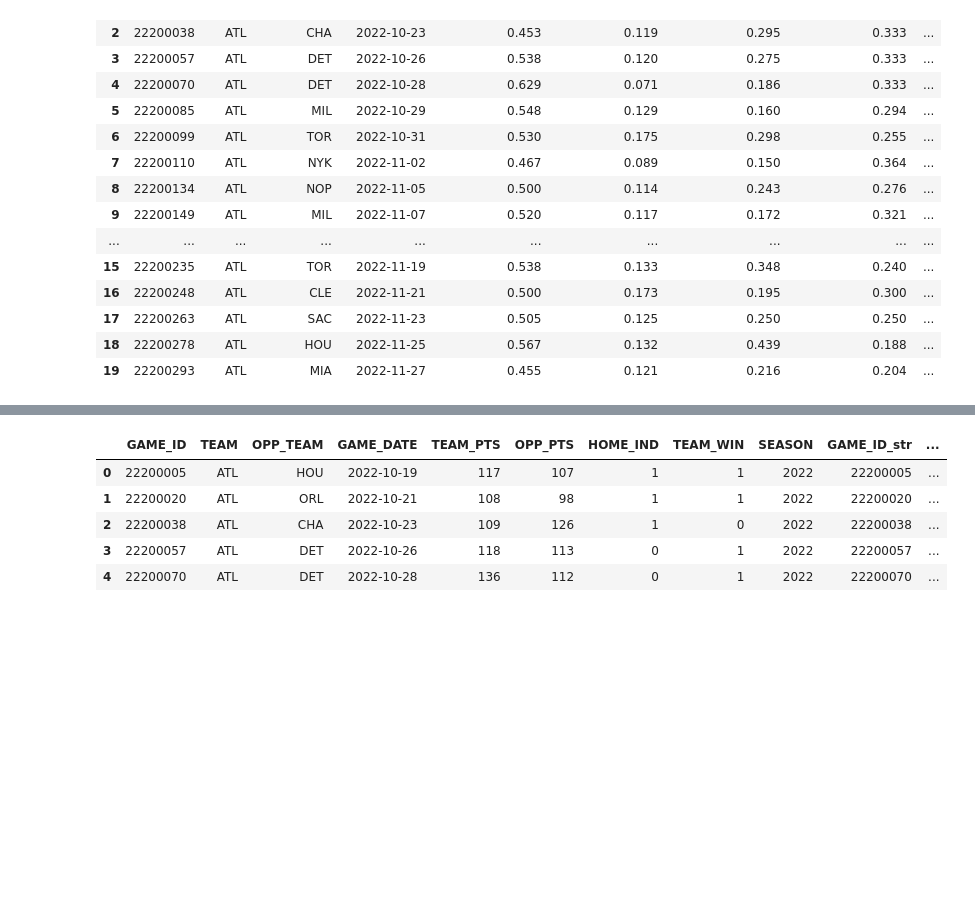
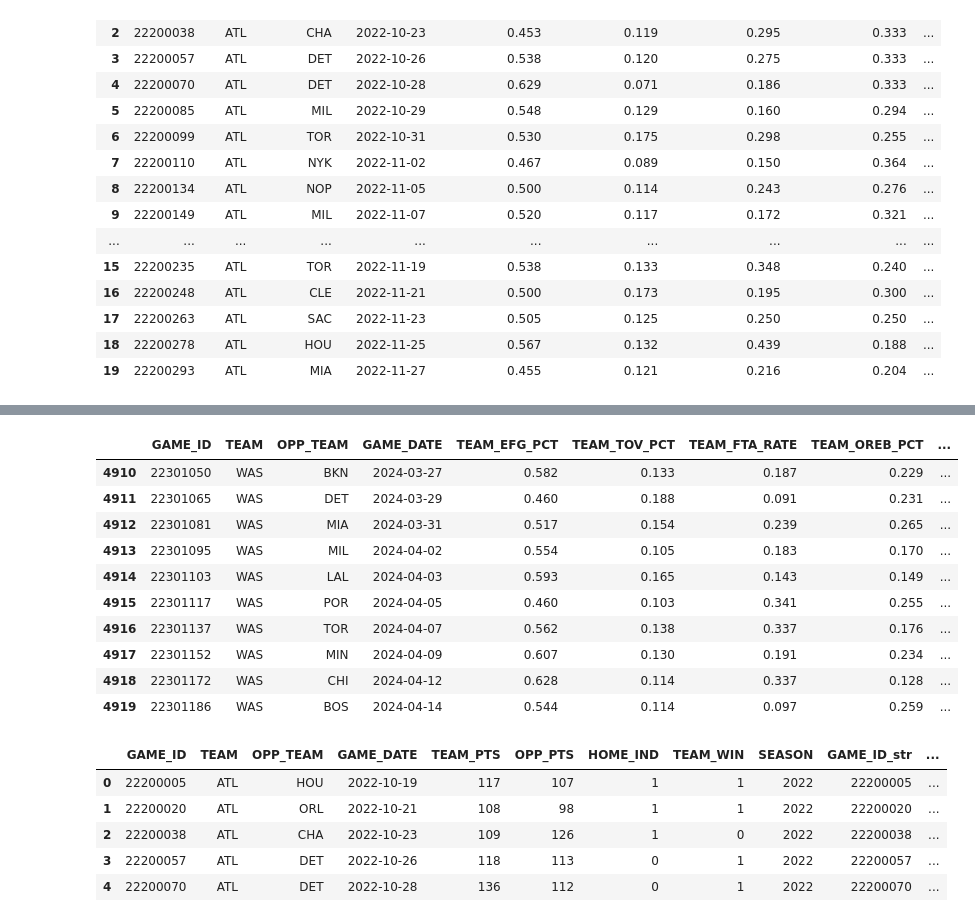
Before and after one commit to samluxenberg1/nba_hustle_sdg, a Jupyter notebook: notebooks/stage2_model.ipynb, the cells around one changed output, grey strips where cells are left out. Drawn from its saved outputs; the diff is of its cells as text; code cells hidden in the pictures; blank space fills up the shorter version.

```diff
--- a/notebooks/stage2_model.ipynb
+++ b/notebooks/stage2_model.ipynb
@@ -211,3 +217,17 @@ team_schedule.tail(20)
+# %%
+team_schedule.tail(10)
+# %% [output]
+|  | GAME_ID | TEAM | OPP_TEAM | GAME_DATE | TEAM_EFG_PCT | TEAM_TOV_PCT | TEAM_FTA_RATE | TEAM_OREB_PCT | ... |
+| 4910 | 22301050 | WAS | BKN | 2024-03-27 | 0.582 | 0.133 | 0.187 | 0.229 | ... |
+| 4911 | 22301065 | WAS | DET | 2024-03-29 | 0.460 | 0.188 | 0.091 | 0.231 | ... |
+| 4912 | 22301081 | WAS | MIA | 2024-03-31 | 0.517 | 0.154 | 0.239 | 0.265 | ... |
+| 4913 | 22301095 | WAS | MIL | 2024-04-02 | 0.554 | 0.105 | 0.183 | 0.170 | ... |
+| 4914 | 22301103 | WAS | LAL | 2024-04-03 | 0.593 | 0.165 | 0.143 | 0.149 | ... |
+| 4915 | 22301117 | WAS | POR | 2024-04-05 | 0.460 | 0.103 | 0.341 | 0.255 | ... |
+| 4916 | 22301137 | WAS | TOR | 2024-04-07 | 0.562 | 0.138 | 0.337 | 0.176 | ... |
+| 4917 | 22301152 | WAS | MIN | 2024-04-09 | 0.607 | 0.130 | 0.191 | 0.234 | ... |
+| 4918 | 22301172 | WAS | CHI | 2024-04-12 | 0.628 | 0.114 | 0.337 | 0.128 | ... |
+| 4919 | 22301186 | WAS | BOS | 2024-04-14 | 0.544 | 0.114 | 0.097 | 0.259 | ... |
 # %%
 team_schedule.head()
 # %% [output]
```
Also changed, not shown: parts of 4 cells of this notebook, 2 other files.
